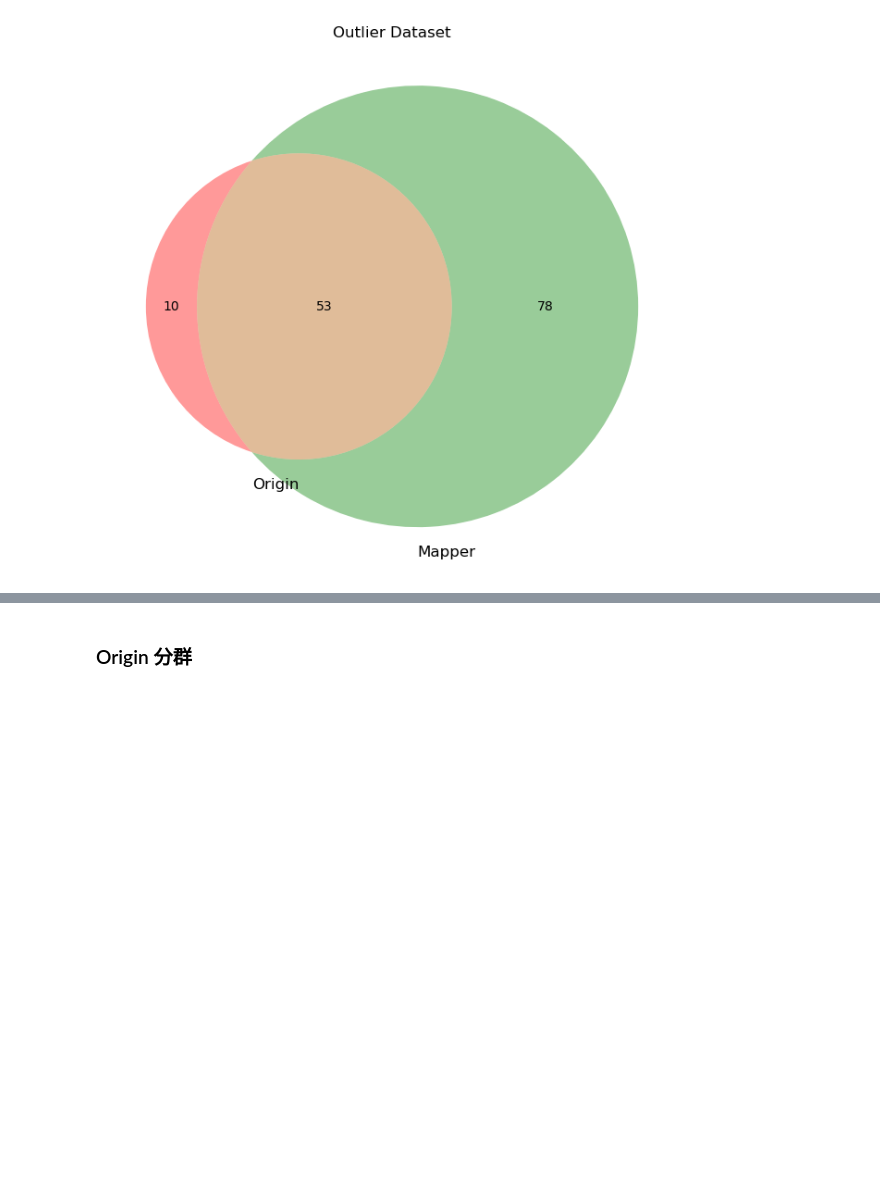
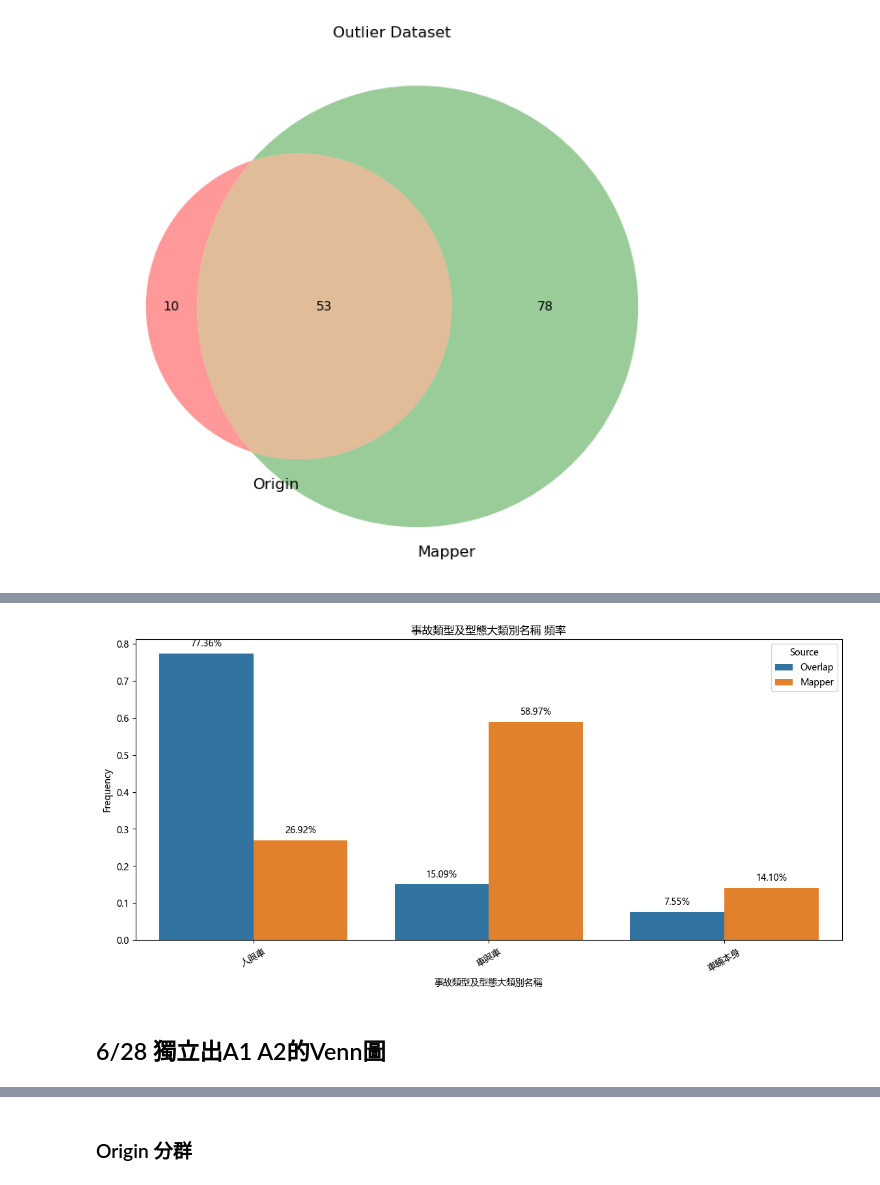
Before and after one commit to kennywang112/TrafficTDApython, a Jupyter notebook: 離群值比較.ipynb, the cells around one changed output, grey strips where cells are left out. Drawn from its saved outputs; the diff is of its cells as text; code cells hidden in the pictures; blank space fills up the shorter version.

```diff
--- a/離群值比較.ipynb
+++ b/離群值比較.ipynb
@@ -279,0 +356,6 @@ plt.show()
+# %%
+plot_bar_comparison(overlapping_rows, non_overlapping_rows_mapper, '事故類型及型態大類別名稱')
+# %% [output]
+[figure, added]
+# %% [markdown]
+## 6/28 獨立出A1 A2的Venn圖
```
Also changed, not shown: parts of 26 cells of this notebook, 3 other files.
